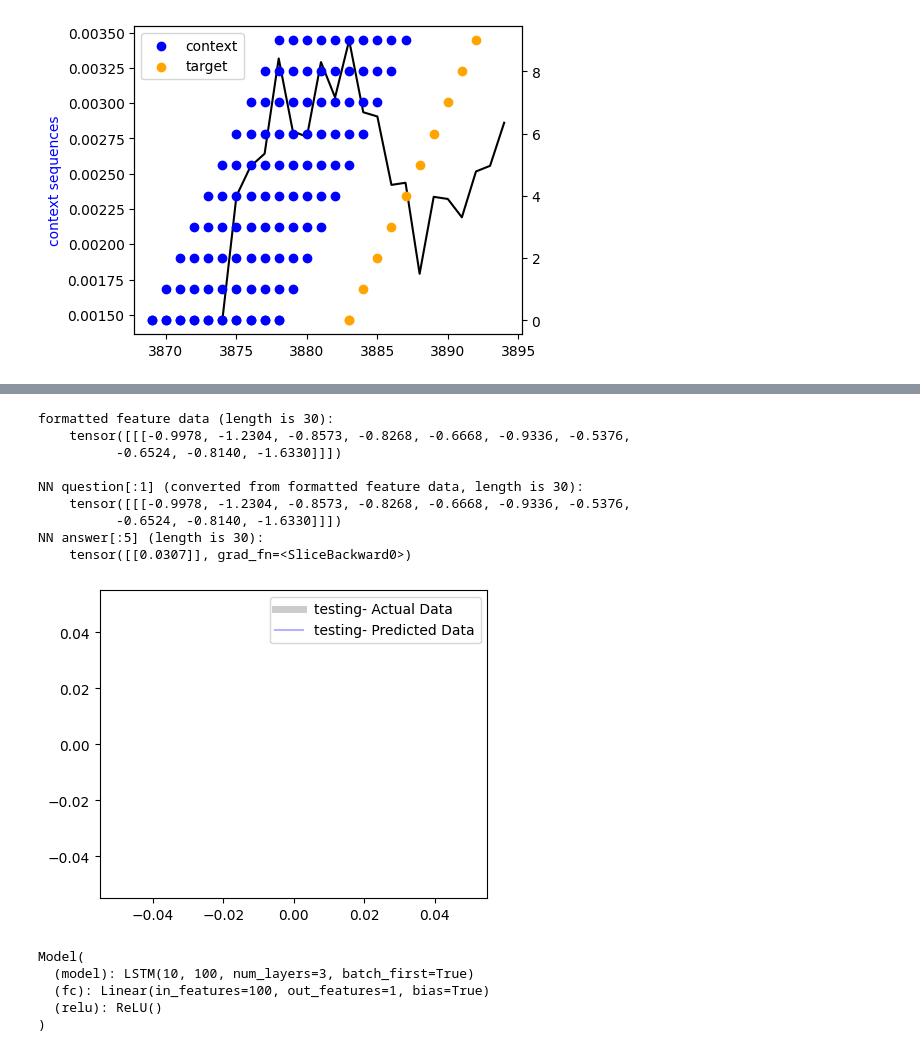
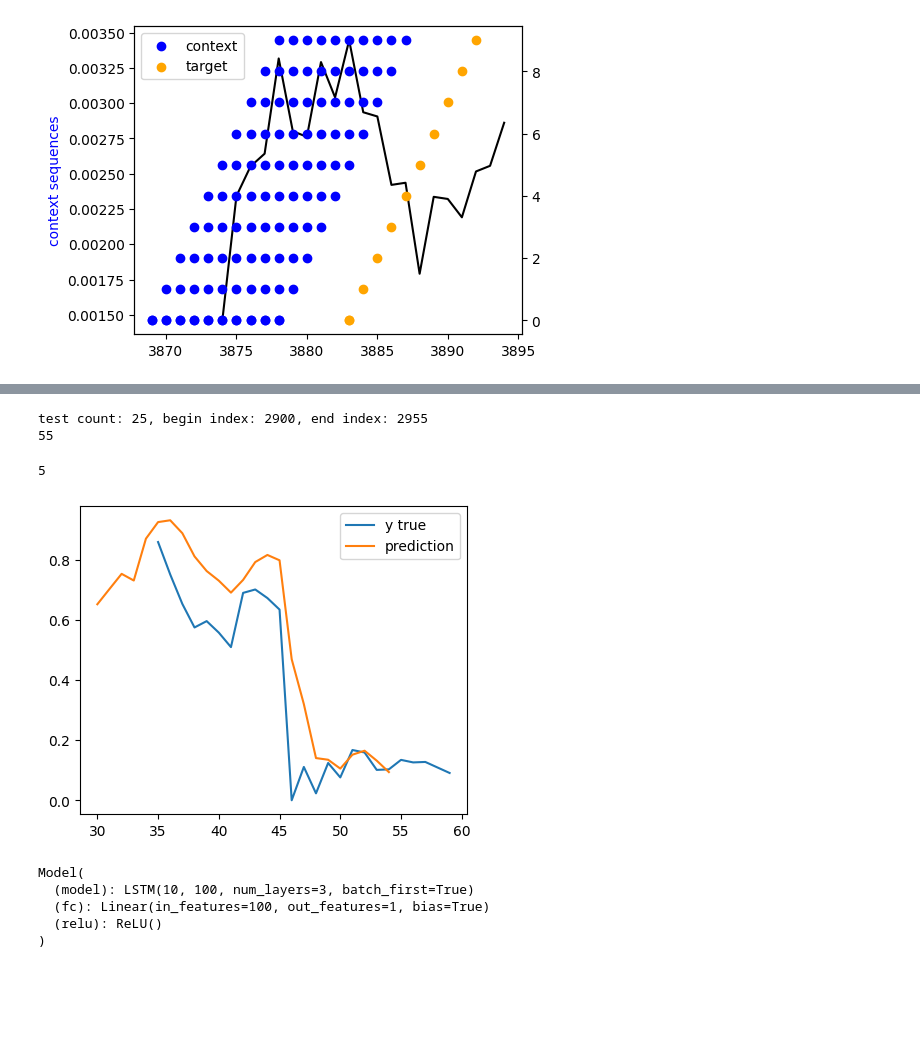
Before and after one commit to stefanzarembinski/szx81, a Jupyter notebook: szx81/nn_tools/lstm.ipynb, the cells around one changed output, grey strips where cells are left out. Cells and saved outputs as stored; diff of their text form; code cells hidden in the pictures; blank space fills up the shorter version.

```diff
--- a/szx81/nn_tools/lstm.ipynb
+++ b/szx81/nn_tools/lstm.ipynb
@@ -163,7 +135,8 @@ def data_preprocessing(X, y):
 
     return X, y
 
-def nn_trening_result(model, X, y, offset=0, label='', color='blue', alpha=1, verbose=None):
+def nn_trening_result(model, X, y, offset=0, label='',
+                      color='blue', alpha=1, verbose=None):
     X, y = data_preprocessing(X, y)
 
     (mm := MinMaxScaler()).fit_transform(y) # 'Close' column
@@ -276,20 +249,61 @@ Epoch [970/1000], Loss: 1.2e-03
 Epoch [980/1000], Loss: 1.2e-03
 Epoch [990/1000], Loss: 1.2e-03
 Epoch [1000/1000], Loss: 1.2e-03
+# %%
+X_test, y_test = cs.get_testing(
+    context_count= NUM_LAYERS * context_len, dist_count=50, test_count=25,
+    verbose=True)
+print(len(y_test))
+# %% [output]
+test count: 25, begin index: 2900, end index: 2955
+55
+# %%
+def nn_trening_result(model, X, y, offset=0, label='',
+                      color='blue', alpha=1, verbose=None):
+    X, y = data_preprocessing(X, y)
+
+    (mm := MinMaxScaler()).fit_transform(y) # 'Close' column
+    y = mm.transform(y) #old transformers
+    y = Variable(torch.Tensor(y))    #reshaping the dataset
+
+    y_np = y.data.numpy()
+    y_np = mm.inverse_transform(y_np)
+    y_np = np.transpose(y_np)
+
+    nn_answer = model(X)#forward pass
+
+    if verbose is not None:
+        print(f'''
+              {verbose}
+formatted feature data (length is {len(X)}):
+    {X[:1]}
+
+NN question[:1] (converted from formatted feature data, length is {len(X)}):
+    {X[:1]}
+NN answer[:5] (length is {len(nn_answer)}):
+    {nn_answer[:1]}
+              ''')
+
+    data_predict = nn_answer.data.numpy() #numpy conversion
+    data_predict = mm.inverse_transform(data_predict) #reverse transformation
+    time = np.array([_ for _ in range(offset, offset + len(X))])
+
+    return X.data.numpy(), y, data_predict, time
 # %%
-nn_trening_result(model, X_test, y_test,
-        offset=0, label='testing', color='blue', alpha=0.3, verbose='')
+X, y, data_predict, time = nn_trening_result(model, X_test, y_test,
+        offset=0, label='testing', color='blue', alpha=0.3)
-# %% [output]
-formatted feature data (length is 30):
-    tensor([[[-0.9978, -1.2304, -0.8573, -0.8268, -0.6668, -0.9336, -0.5376,
-          -0.6524, -0.8140, -1.6330]]])
-
-NN question[:1] (converted from formatted feature data, length is 30):
-    tensor([[[-0.9978, -1.2304, -0.8573, -0.8268, -0.6668, -0.9336, -0.5376,
-          -0.6524, -0.8140, -1.6330]]])
-NN answer[:5] (length is 30):
-    tensor([[0.0307]], grad_fn=<SliceBackward0>)
-[figure, removed]
+# %%
+cs.future_len
+# %% [output]
+5
+# %%
+x = np.array([i for i in range(len(y))])
+plt.plot((x + 5)[30:], y[30:], label='y true')
+plt.plot(x[30:], data_predict[30:], label='prediction')
+plt.legend()
+plt.show()
+# %% [output]
+[figure, added]
 # %%
 print(model)
 # %% [output]
```
Also changed, not shown: parts of 3 cells of this notebook, 1 other file.
